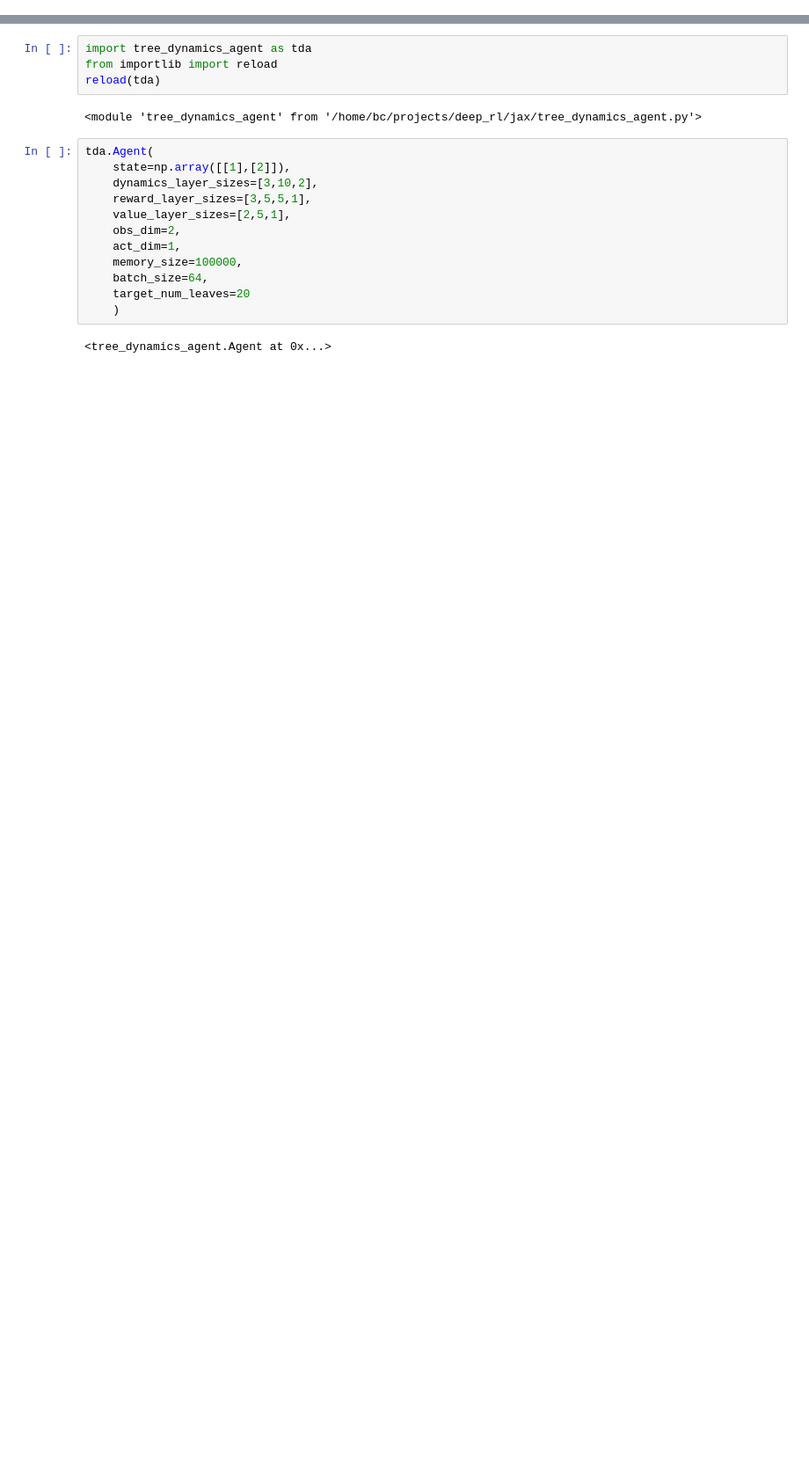
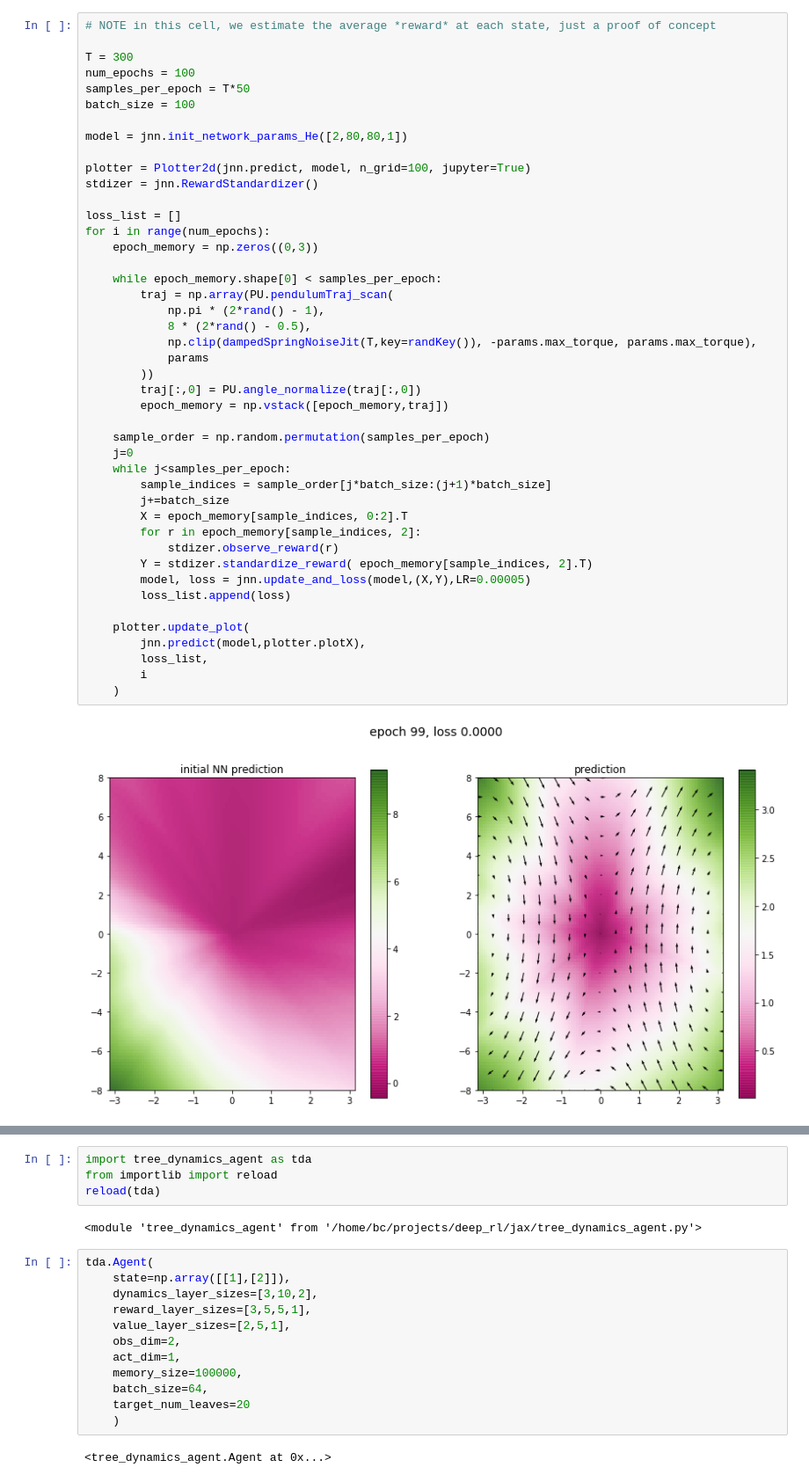
Before and after one commit to bcolloran/deep_rl_experiments, a Jupyter notebook: jax/pedulum_value_space_planning.ipynb, the cells around one changed output, grey strips where cells are left out. Shown at 88% size. Drawn from its saved outputs; the diff is of its cells as text; blank space fills up the shorter version.

```diff
--- a/jax/pedulum_value_space_planning.ipynb
+++ b/jax/pedulum_value_space_planning.ipynb
@@ -178,0 +232,46 @@ def optimize_control(best_so_far, th, thdot, params, opt_iters, LR):
+# %%
+# NOTE in this cell, we estimate the average *reward* at each state, just a proof of concept
+
+T = 300
+num_epochs = 100
+samples_per_epoch = T*50
+batch_size = 100
+
+model = jnn.init_network_params_He([2,80,80,1])
+
+plotter = Plotter2d(jnn.predict, model, n_grid=100, jupyter=True)
+stdizer = jnn.RewardStandardizer()
+
+loss_list = []
+for i in range(num_epochs):
+    epoch_memory = np.zeros((0,3))
+
+    while epoch_memory.shape[0] < samples_per_epoch:
+        traj = np.array(PU.pendulumTraj_scan(
+            np.pi * (2*rand() - 1),
+            8 * (2*rand() - 0.5),
+            np.clip(dampedSpringNoiseJit(T,key=randKey()), -params.max_torque, params.max_torque),
+            params
+        ))
+        traj[:,0] = PU.angle_normalize(traj[:,0])
+        epoch_memory = np.vstack([epoch_memory,traj])
+
+    sample_order = np.random.permutation(samples_per_epoch)
+    j=0
+    while j<samples_per_epoch:
+        sample_indices = sample_order[j*batch_size:(j+1)*batch_size]
+        j+=batch_size
+        X = epoch_memory[sample_indices, 0:2].T
+        for r in epoch_memory[sample_indices, 2]:
+            stdizer.observe_reward(r)
+        Y = stdizer.standardize_reward( epoch_memory[sample_indices, 2].T)
+        model, loss = jnn.update_and_loss(model,(X,Y),LR=0.00005)
+        loss_list.append(loss)
+
+    plotter.update_plot(
+        jnn.predict(model,plotter.plotX),
+        loss_list,
+        i
+    )
+# %% [output]
+[figure, added]
```
Also changed, not shown: parts of 23 cells of this notebook, 1 other file.
